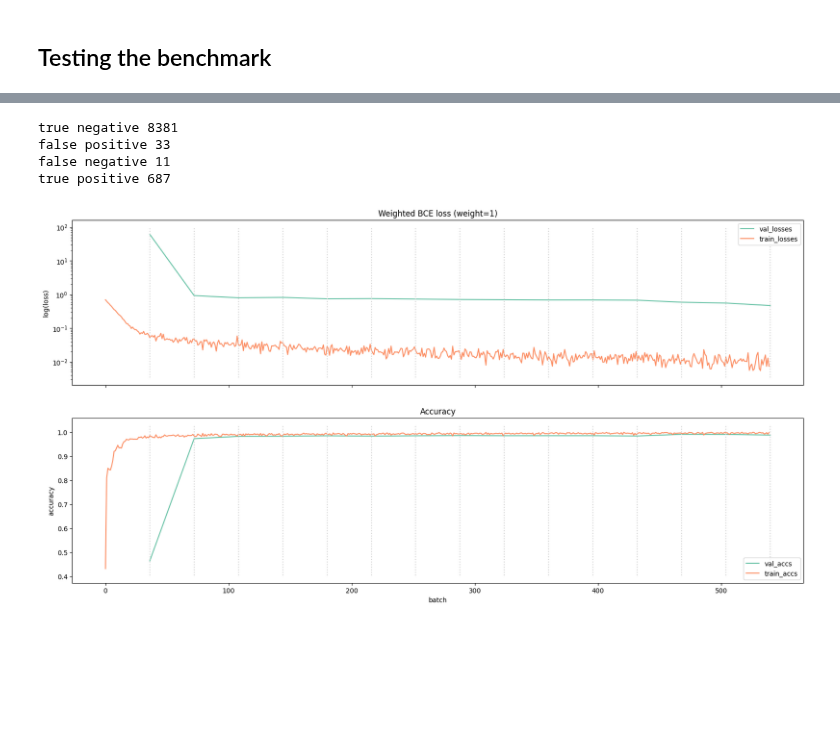
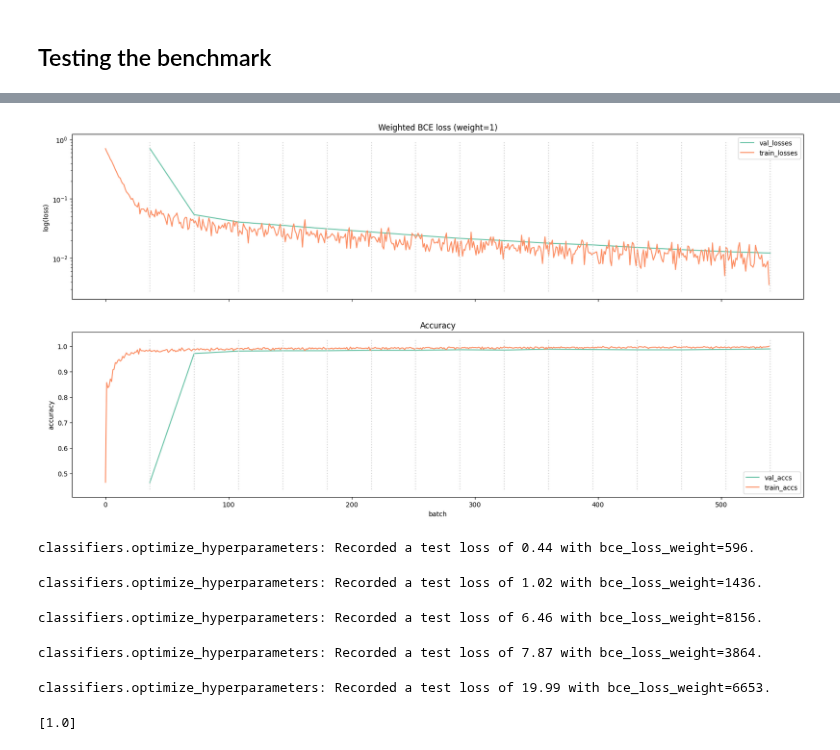
Before and after one commit to pipparichter/selenobot, a Jupyter notebook: detect.ipynb, the cells around one changed output, grey strips where cells are left out. Drawn from its saved outputs; the diff is of its cells as text; code cells hidden in the pictures; blank space fills up the shorter version.

Commit message:
bayesian hyperparameter optimization maybe working

```diff
--- a/detect.ipynb
+++ b/detect.ipynb
@@ -51,29 +44,20 @@ I am curious about how the weight passed into the `WeightedBCELoss` will affect
 #     aac_reporter = model._train(train_dataloader, val=test_dataloader, epochs=1, lr=0.001, bce_loss_weight=bce_loss_weight)
 #     aac_reporters.append(aac_reporter)
 #     break
-
-model.reset()
-reporter = model._train(train_dataloader, val=val_dataloader, epochs=15, lr=0.001, bce_loss_weight=1)
+reporter = model.fit(train_dataloader, val=val_dataloader, epochs=15, lr=0.001, bce_loss_weight=1)
-# %%
-import sklearn
-import numpy as np
-tn, fp, fn, tp = np.ravel(sklearn.metrics.confusion_matrix(*model.predict(val_dataloader)))
-
-print('true negative', tn)
-print('false positive', fp)
-print('false negative', fn)
-print('true positive', tp)
-
-# true negative 8389
-# false positive 695
-# false negative 3
-# true positive 25
-# %% [output]
-true negative 8381
-false positive 33
-false negative 11
-true positive 687
 # %%
-plot.plot_train_(reporter, path='test.png')
+plot.plot_model_training(reporter, path=None)
 # %% [output]
-[figure, old version]
+[figure, new version]
+# %%
+best = optimize_hyperparameters(train_dataloader, val_dataloader, model=EmbeddingClassifier())
+# %% [output]
+classifiers.optimize_hyperparameters: Recorded a test loss of 0.44 with bce_loss_weight=596.
+classifiers.optimize_hyperparameters: Recorded a test loss of 1.02 with bce_loss_weight=1436.
+classifiers.optimize_hyperparameters: Recorded a test loss of 6.46 with bce_loss_weight=8156.
+classifiers.optimize_hyperparameters: Recorded a test loss of 7.87 with bce_loss_weight=3864.
+classifiers.optimize_hyperparameters: Recorded a test loss of 19.99 with bce_loss_weight=6653.
+# %%
+result.x
+# %% [output]
+[1.0]
```
Also changed, not shown: parts of 2 cells of this notebook, 3 other files.
